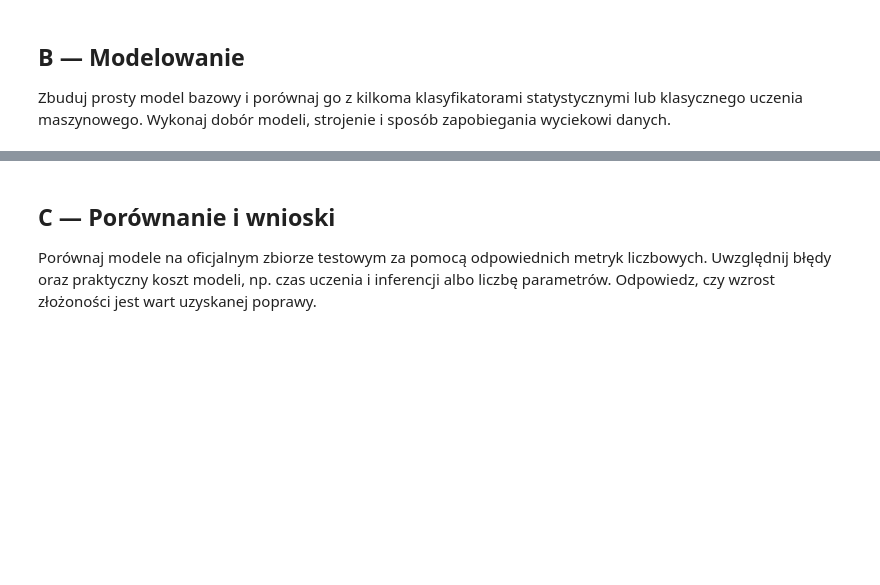
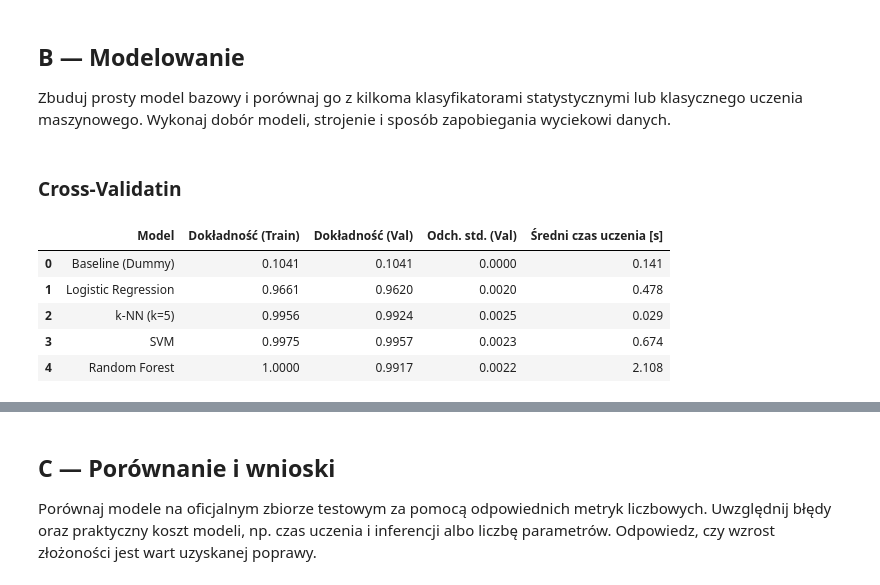
Before and after one commit to aleksandrakocur/Rekrutacja-AI-Med-2026-2027, a Jupyter notebook: Zadanie-1/Rozwiązanie-1.ipynb, the cells around one changed output, grey strips where cells are left out. Drawn from its saved outputs; the diff is of its cells as text; code cells hidden in the pictures; blank space fills up the shorter version.

Commit message:
porownanie modeli i strojenie hiperparametrów dla SVM

```diff
--- a/Zadanie-1/Rozwiązanie-1.ipynb
+++ b/Zadanie-1/Rozwiązanie-1.ipynb
@@ -128,3 +132,54 @@ y_test = df_test["target"]
 ## B — Modelowanie
 
 Zbuduj prosty model bazowy i porównaj go z kilkoma klasyfikatorami statystycznymi lub klasycznego uczenia maszynowego. Wykonaj dobór modeli, strojenie i sposób zapobiegania wyciekowi danych.
+# %% [markdown]
+### Cross-Validatin
+# %%
+cv = StratifiedKFold(n_splits=5, shuffle=True, random_state=42)
+
+models = {
+    "Baseline (Dummy)": DummyClassifier(strategy="most_frequent"),
+    "Logistic Regression": Pipeline([
+        ("scaler", StandardScaler()),
+        ("clf", LogisticRegression(max_iter=1000, random_state=42))
+    ]),
+    "k-NN (k=5)": Pipeline([
+        ("scaler", StandardScaler()),
+        ("clf", KNeighborsClassifier(n_neighbors=5))
+    ]),
+    "SVM": Pipeline([
+        ("scaler", StandardScaler()),
+        ("clf", SVC(random_state=42))
+    ]),
+    "Random Forest": RandomForestClassifier(n_estimators=100, random_state=42)
+}
+results = []
+
+for name, model in models.items():
+    scores = cross_validate(
+        model,
+        x_train,
+        y_train,
+        cv=cv,
+        scoring="accuracy",
+        return_train_score=True,
+        n_jobs=-1
+    )
+
+    results.append({
+        "Model": name,
+        "Dokładność (Train)": round(scores["train_score"].mean(),4),
+        "Dokładność (Val)": round(scores["test_score"].mean(),4),
+        "Odch. std. (Val)": round(scores["test_score"].std(),4),
+        "Średni czas uczenia [s]": round(scores["fit_time"].mean(),3)
+})
+
+df_cv_results = pd.DataFrame(results)
+display(df_cv_results)
+# %% [output]
+|  | Model | Dokładność (Train) | Dokładność (Val) | Odch. std. (Val) | Średni czas uczenia [s] |
+| 0 | Baseline (Dummy) | 0.1041 | 0.1041 | 0.0000 | 0.141 |
+| 1 | Logistic Regression | 0.9661 | 0.9620 | 0.0020 | 0.478 |
+| 2 | k-NN (k=5) | 0.9956 | 0.9924 | 0.0025 | 0.029 |
+| 3 | SVM | 0.9975 | 0.9957 | 0.0023 | 0.674 |
+| 4 | Random Forest | 1.0000 | 0.9917 | 0.0022 | 2.108 |
```
Also changed, not shown: parts of 5 cells of this notebook.
